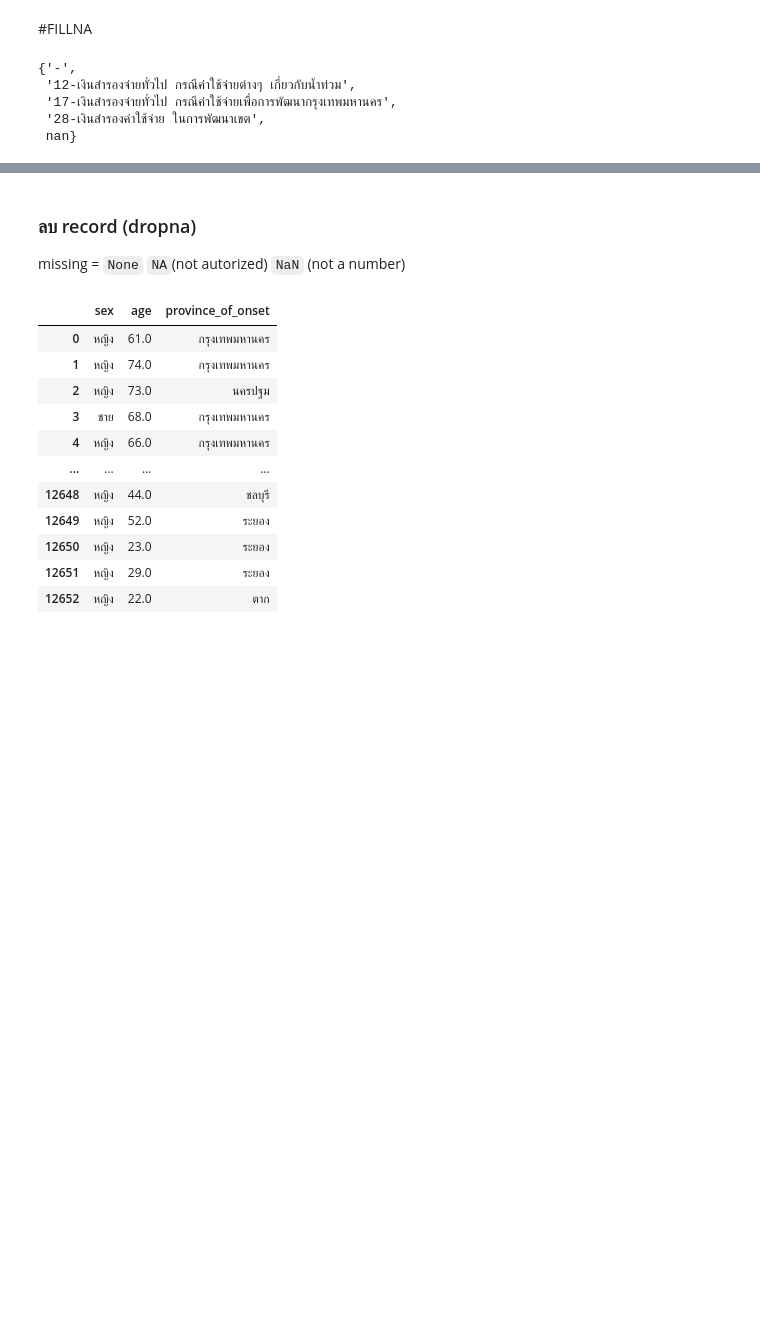
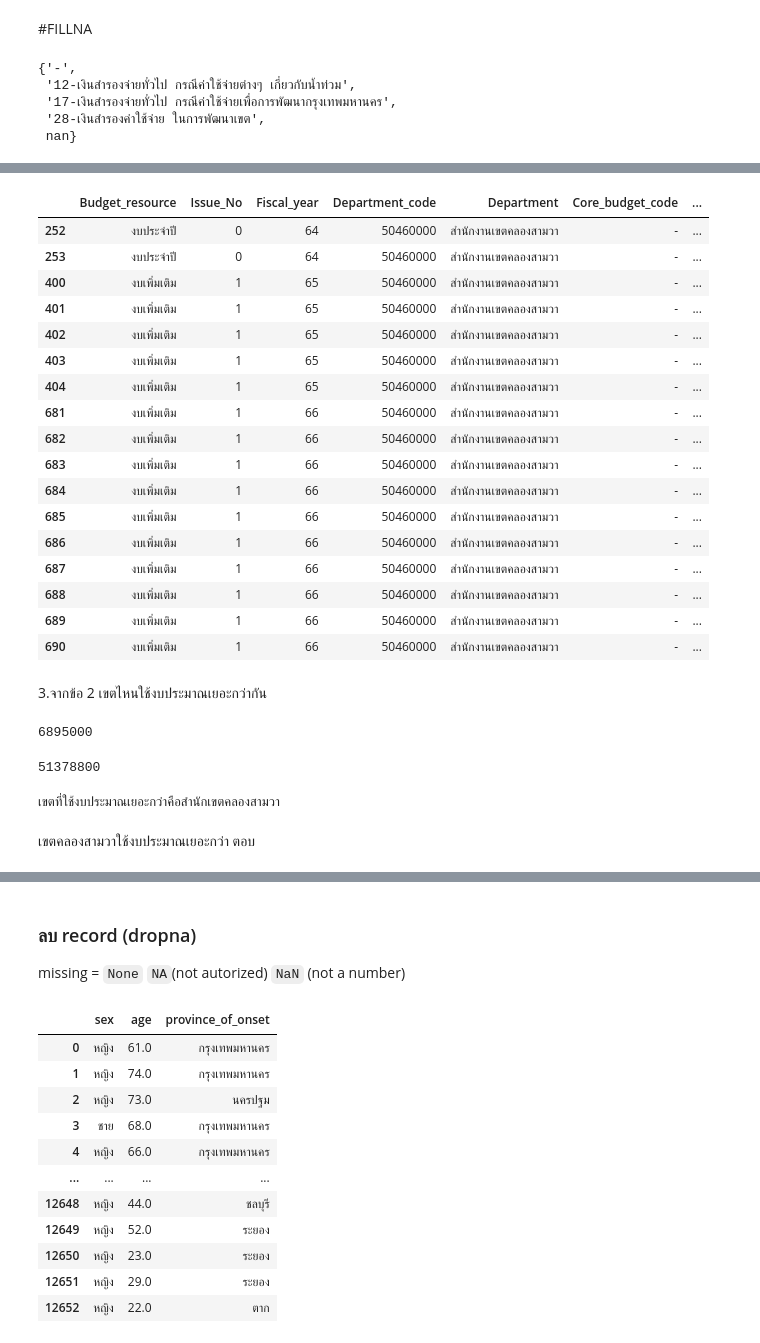
Before and after one commit to Thapanee633020670-2/python_dataviz2023, a Jupyter notebook: Pandas101.ipynb, the cells around one changed output, grey strips where cells are left out. Cells and saved outputs as stored; diff of their text form; code cells hidden in the pictures; blank space fills up the shorter version.

```diff
--- a/Pandas101.ipynb
+++ b/Pandas101.ipynb
@@ -898,0 +895,40 @@ True
+# %%
+SAMWA = data1[(data1['Department'] == "สำนักงานเขตคลองสามวา")]
+SAMWA
+# %% [output]
+|  | Budget_resource | Issue_No | Fiscal_year | Department_code | Department | Core_budget_code | ... |
+| 252 | งบประจำปี | 0 | 64 | 50460000 | สำนักงานเขตคลองสามวา | - | ... |
+| 253 | งบประจำปี | 0 | 64 | 50460000 | สำนักงานเขตคลองสามวา | - | ... |
+| 400 | งบเพิ่มเติม | 1 | 65 | 50460000 | สำนักงานเขตคลองสามวา | - | ... |
+| 401 | งบเพิ่มเติม | 1 | 65 | 50460000 | สำนักงานเขตคลองสามวา | - | ... |
+| 402 | งบเพิ่มเติม | 1 | 65 | 50460000 | สำนักงานเขตคลองสามวา | - | ... |
+| 403 | งบเพิ่มเติม | 1 | 65 | 50460000 | สำนักงานเขตคลองสามวา | - | ... |
+| 404 | งบเพิ่มเติม | 1 | 65 | 50460000 | สำนักงานเขตคลองสามวา | - | ... |
+| 681 | งบเพิ่มเติม | 1 | 66 | 50460000 | สำนักงานเขตคลองสามวา | - | ... |
+| 682 | งบเพิ่มเติม | 1 | 66 | 50460000 | สำนักงานเขตคลองสามวา | - | ... |
+| 683 | งบเพิ่มเติม | 1 | 66 | 50460000 | สำนักงานเขตคลองสามวา | - | ... |
+| 684 | งบเพิ่มเติม | 1 | 66 | 50460000 | สำนักงานเขตคลองสามวา | - | ... |
+| 685 | งบเพิ่มเติม | 1 | 66 | 50460000 | สำนักงานเขตคลองสามวา | - | ... |
+| 686 | งบเพิ่มเติม | 1 | 66 | 50460000 | สำนักงานเขตคลองสามวา | - | ... |
+| 687 | งบเพิ่มเติม | 1 | 66 | 50460000 | สำนักงานเขตคลองสามวา | - | ... |
+| 688 | งบเพิ่มเติม | 1 | 66 | 50460000 | สำนักงานเขตคลองสามวา | - | ... |
+| 689 | งบเพิ่มเติม | 1 | 66 | 50460000 | สำนักงานเขตคลองสามวา | - | ... |
+| 690 | งบเพิ่มเติม | 1 | 66 | 50460000 | สำนักงานเขตคลองสามวา | - | ... |
+# %% [markdown]
+3.จากข้อ 2 เขตไหนใช้งบประมาณเยอะกว่ากัน
+# %%
+ KS_SUM= KS['Approved_buget'].sum()
+ KS_SUM
+# %% [output]
+6895000
+# %%
+SAMWA_SUM = SAMWA['Approved_buget'].sum()
+SAMWA_SUM
+# %% [output]
+51378800
+# %%
+print("เขตที่ใช้งบประมาณเยอะกว่าคือสำนักเขตคลองสามวา ")
+# %% [output]
+เขตที่ใช้งบประมาณเยอะกว่าคือสำนักเขตคลองสามวา
+# %% [markdown]
+เขตคลองสามวาใช้งบประมาณเยอะกว่า ตอบ
```
Also changed, not shown: parts of 33 cells of this notebook.
